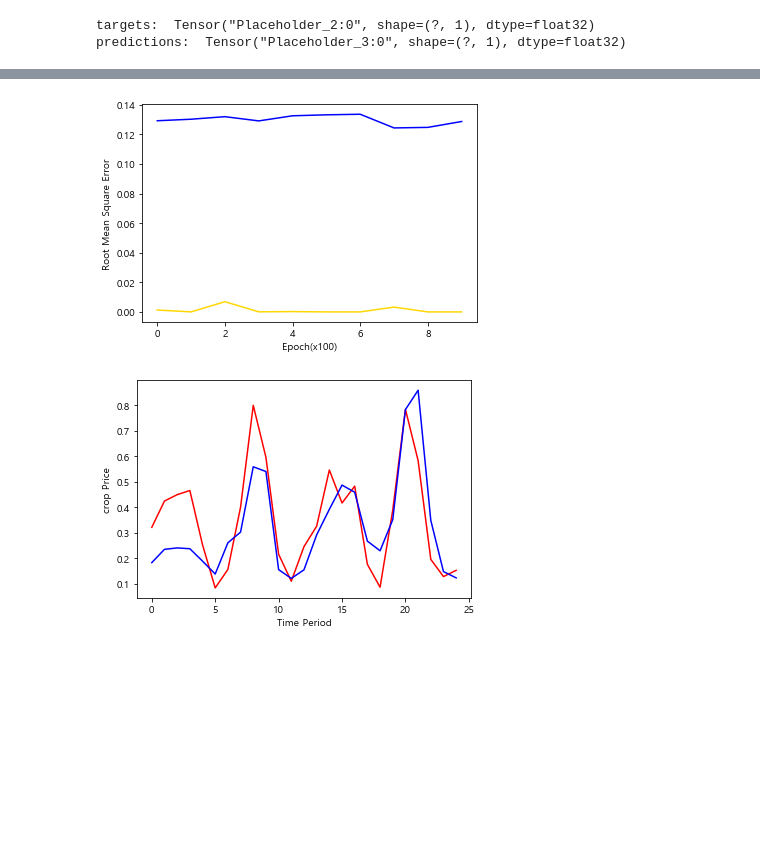
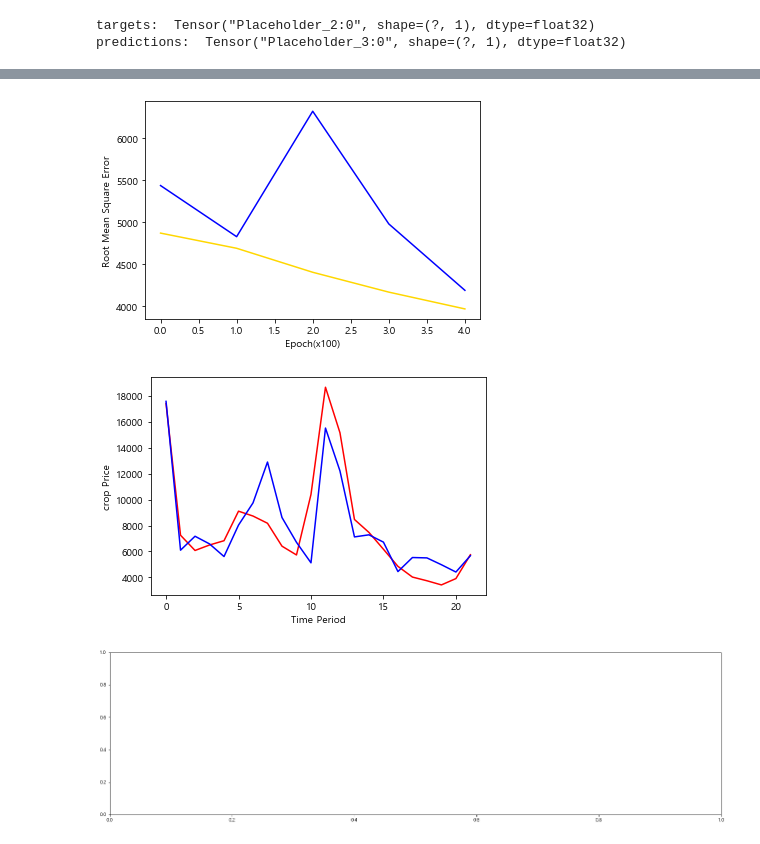
Before and after one commit to ahnjehoon/crop-price-predict, a Jupyter notebook: 가공 및 EDA/4. LSTM.ipynb, the cells around one changed output, grey strips where cells are left out. Drawn from its saved outputs; the diff is of its cells as text; code cells hidden in the pictures; blank space fills up the shorter version.

```diff
--- a/가공 및 EDA/4. LSTM.ipynb
+++ b/가공 및 EDA/4. LSTM.ipynb
@@ -136,7 +108,7 @@ for i in range(0, len(y) - seq_length):
 # %%
 # 학습용/테스트용 데이터 생성
 # 전체 70%를 학습용 데이터로 사용
-train_size = int(len(dataY) * 0.7)
+train_size = int(len(dataY) * 0.9)
 # 나머지(30%)를 테스트용 데이터로 사용
 test_size = len(dataY) - train_size
 
@@ -162,13 +134,13 @@ print(testY.shape)
 input_data_column_cnt = trainX.shape[2]  # 입력데이터의 컬럼 개수(Variable 개수)
 output_data_column_cnt = trainY.shape[1] # 결과데이터의 컬럼 개수
 
-rnn_cell_hidden_dim = 50   # 각 셀의 (hidden)출력 크기
-forget_bias = 1.0          # 망각편향(기본값 1.0)
+rnn_cell_hidden_dim = 10   # 각 셀의 (hidden)출력 크기
+forget_bias = 0.8          # 망각편향(기본값 1.0)
 num_stacked_layers = 1     # stacked LSTM layers 개수
-keep_prob = 1.0            # dropout할 때 keep할 비율
+keep_prob = 0.8            # dropout할 때 keep할 비율
 
-epoch_num = 10000           # 에폭 횟수(학습용전체데이터를 몇 회 반복해서 학습할 것인가 입력)
-learning_rate = 0.005       # 학습률
+epoch_num = 500           # 에폭 횟수(학습용전체데이터를 몇 회 반복해서 학습할 것인가 입력)
+learning_rate = 0.05       # 학습률
 # %%
 # 텐서플로우 플레이스홀더 생성
 # 입력 X, 출력 Y를 생성한다
@@ -271,7 +229,7 @@ start_time = datetime.datetime.now() # 시작시간을 기록한다
 print('학습을 시작합니다...')
 for epoch in range(epoch_num):
     _, _loss = sess.run([train, loss], feed_dict={X: trainX, Y: trainY})
-    if ((epoch+1) % 1000 == 0) or (epoch == epoch_num-1): # 1000번째마다 또는 마지막 epoch인 경우
+    if ((epoch+1) % 100 == 0) or (epoch == epoch_num-1): # 1000번째마다 또는 마지막 epoch인 경우
         # 학습용데이터로 rmse오차를 구한다
         train_predict = sess.run(hypothesis, feed_dict={X: trainX})
         train_error = sess.run(rmse, feed_dict={targets: trainY, predictions: train_predict})
@@ -283,6 +241,6 @@ for epoch in range(epoch_num):
         test_error_summary.append(test_error)
 
         # 현재 오류를 출력한다
-        print("epoch: {}, train_error(A): {}, test_error(B): {}, B-A: {}".format(epoch+1, train_error, test_error, test_error-train_error))
+        print("epoch: {}, train_error(A): {}, test_error(B): {}, B-A: {}".format(epoch+1, reverse_min_max_scaling(price, train_error), reverse_min_max_scaling(price, test_error), reverse_min_max_scaling(price, test_error-train_error)))
 # %% [output]
 학습을 시작합니다...
@@ -327,0 +285,2 @@ input_data_column_cnt: 25,output_data_column_cnt: 1,seq_length: 50,rnn_cell_hidd
+# %%
+test_predict = sess.run(hypothesis, feed_dict={X: testX})
@@ -328,17 +307,18 @@ input_data_column_cnt: 25,output_data_column_cnt: 1,seq_length: 50,rnn_cell_hidd
 # %%
 # 결과 그래프 출력
 plt.figure(1)
-plt.plot(train_error_summary, 'gold')
-plt.plot(test_error_summary, 'b')
+plt.plot(reverse_min_max_scaling(price,train_error_summary), 'gold')
+plt.plot(reverse_min_max_scaling(price,test_error_summary), 'b')
 plt.xlabel('Epoch(x100)')
 plt.ylabel('Root Mean Square Error')
 
 plt.figure(2)
-plt.plot(testY, 'r')
-plt.plot(test_predict, 'b')
+plt.plot(reverse_min_max_scaling(price,testY), 'r')
+plt.plot(reverse_min_max_scaling(price,test_predict), 'b')
 plt.xlabel('Time Period')
 plt.ylabel('crop Price')
 plt.show()
 # %% [output]
-[figure, old version]
+[figure, new version]
-[figure, old version]
+[figure, new version]
+[figure, added]
```
Also changed, not shown: parts of 33 cells of this notebook, 11 other files.
